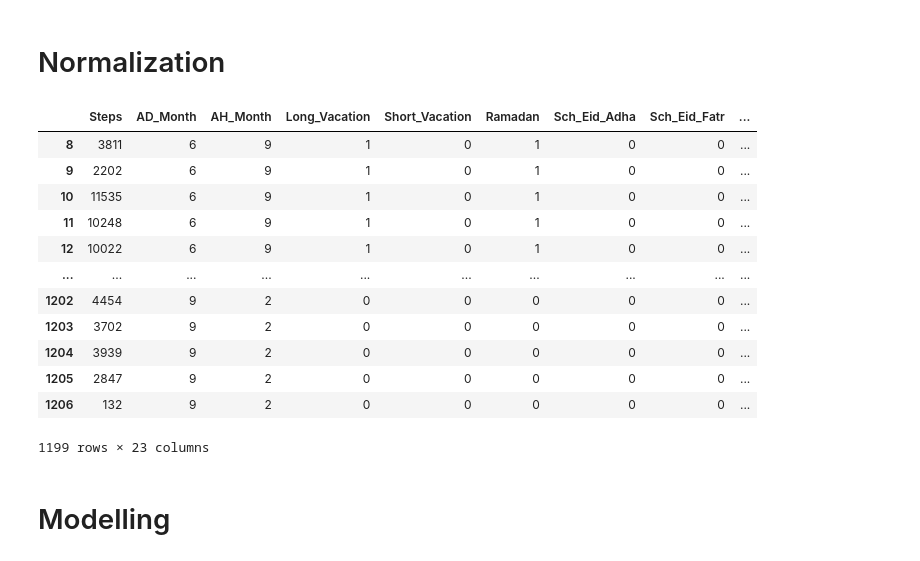
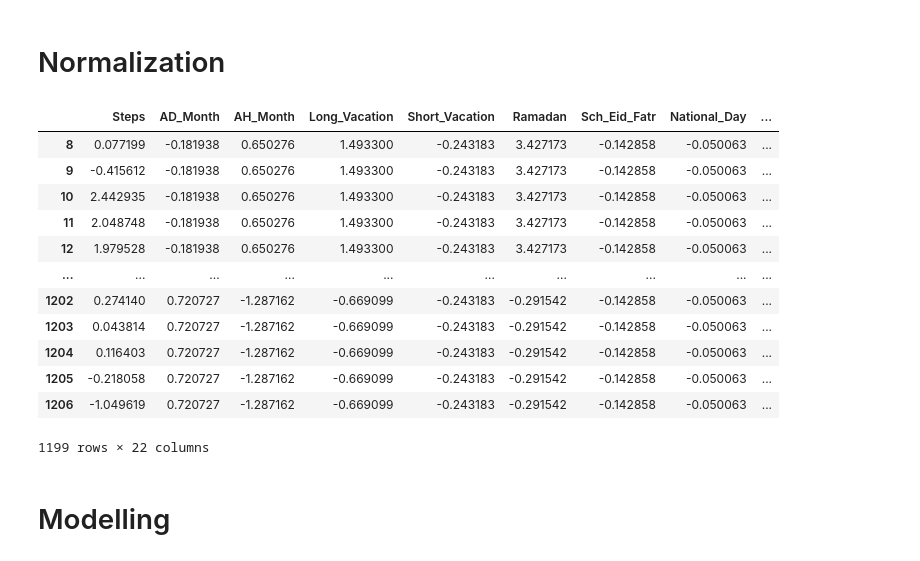
Before and after one commit to ibalzuhairi/ML-Regression-Physical-Activity, a Jupyter notebook: Merging.ipynb, the cells around one changed output. Cells and saved outputs as stored; diff of their text form; code cells hidden in the pictures.

```diff
--- a/Merging.ipynb
+++ b/Merging.ipynb
@@ -95,21 +83,22 @@ Merged
 Merged = Merged.dropna()
 # %% [markdown]
 # Normalization
-# %%
-Merged
-# %% [output]
-|  | Steps | AD_Month | AH_Month | Long_Vacation | Short_Vacation | Ramadan | Sch_Eid_Adha | Sch_Eid_Fatr | ... |
-| 8 | 3811 | 6 | 9 | 1 | 0 | 1 | 0 | 0 | ... |
-| 9 | 2202 | 6 | 9 | 1 | 0 | 1 | 0 | 0 | ... |
-| 10 | 11535 | 6 | 9 | 1 | 0 | 1 | 0 | 0 | ... |
-| 11 | 10248 | 6 | 9 | 1 | 0 | 1 | 0 | 0 | ... |
-| 12 | 10022 | 6 | 9 | 1 | 0 | 1 | 0 | 0 | ... |
-| ... | ... | ... | ... | ... | ... | ... | ... | ... | ... |
-| 1202 | 4454 | 9 | 2 | 0 | 0 | 0 | 0 | 0 | ... |
-| 1203 | 3702 | 9 | 2 | 0 | 0 | 0 | 0 | 0 | ... |
-| 1204 | 3939 | 9 | 2 | 0 | 0 | 0 | 0 | 0 | ... |
-| 1205 | 2847 | 9 | 2 | 0 | 0 | 0 | 0 | 0 | ... |
-| 1206 | 132 | 9 | 2 | 0 | 0 | 0 | 0 | 0 | ... |
-1199 rows × 23 columns
+# %%
+Norm_Merged=(Merged-Merged.mean())/Merged.std()
+Norm_Merged
+# %% [output]
+|  | Steps | AD_Month | AH_Month | Long_Vacation | Short_Vacation | Ramadan | Sch_Eid_Fatr | National_Day | ... |
+| 8 | 0.077199 | -0.181938 | 0.650276 | 1.493300 | -0.243183 | 3.427173 | -0.142858 | -0.050063 | ... |
+| 9 | -0.415612 | -0.181938 | 0.650276 | 1.493300 | -0.243183 | 3.427173 | -0.142858 | -0.050063 | ... |
+| 10 | 2.442935 | -0.181938 | 0.650276 | 1.493300 | -0.243183 | 3.427173 | -0.142858 | -0.050063 | ... |
+| 11 | 2.048748 | -0.181938 | 0.650276 | 1.493300 | -0.243183 | 3.427173 | -0.142858 | -0.050063 | ... |
+| 12 | 1.979528 | -0.181938 | 0.650276 | 1.493300 | -0.243183 | 3.427173 | -0.142858 | -0.050063 | ... |
+| ... | ... | ... | ... | ... | ... | ... | ... | ... | ... |
+| 1202 | 0.274140 | 0.720727 | -1.287162 | -0.669099 | -0.243183 | -0.291542 | -0.142858 | -0.050063 | ... |
+| 1203 | 0.043814 | 0.720727 | -1.287162 | -0.669099 | -0.243183 | -0.291542 | -0.142858 | -0.050063 | ... |
+| 1204 | 0.116403 | 0.720727 | -1.287162 | -0.669099 | -0.243183 | -0.291542 | -0.142858 | -0.050063 | ... |
+| 1205 | -0.218058 | 0.720727 | -1.287162 | -0.669099 | -0.243183 | -0.291542 | -0.142858 | -0.050063 | ... |
+| 1206 | -1.049619 | 0.720727 | -1.287162 | -0.669099 | -0.243183 | -0.291542 | -0.142858 | -0.050063 | ... |
+1199 rows × 22 columns
 # %% [markdown]
 # Modelling
```
Also changed, not shown: parts of 9 cells of this notebook.
